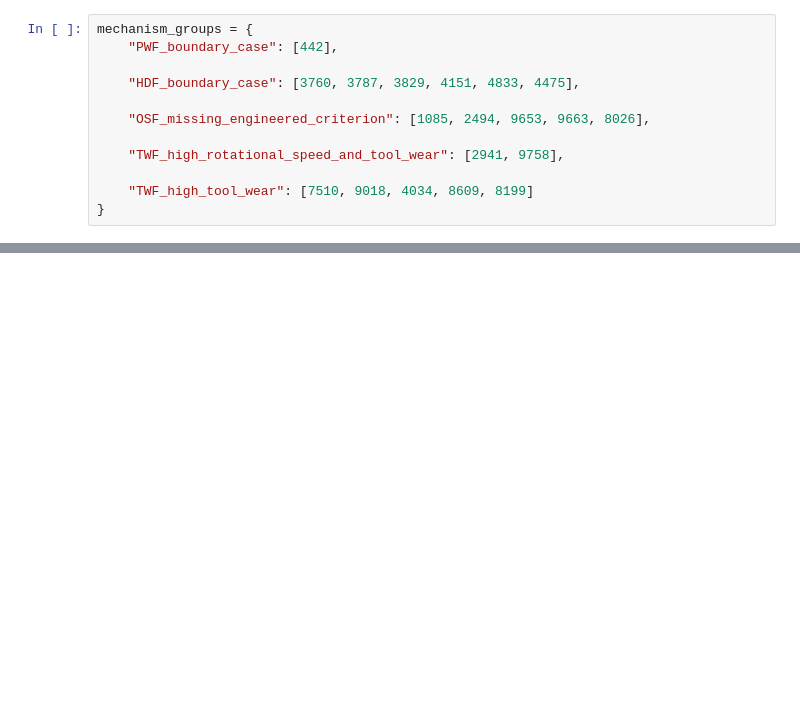
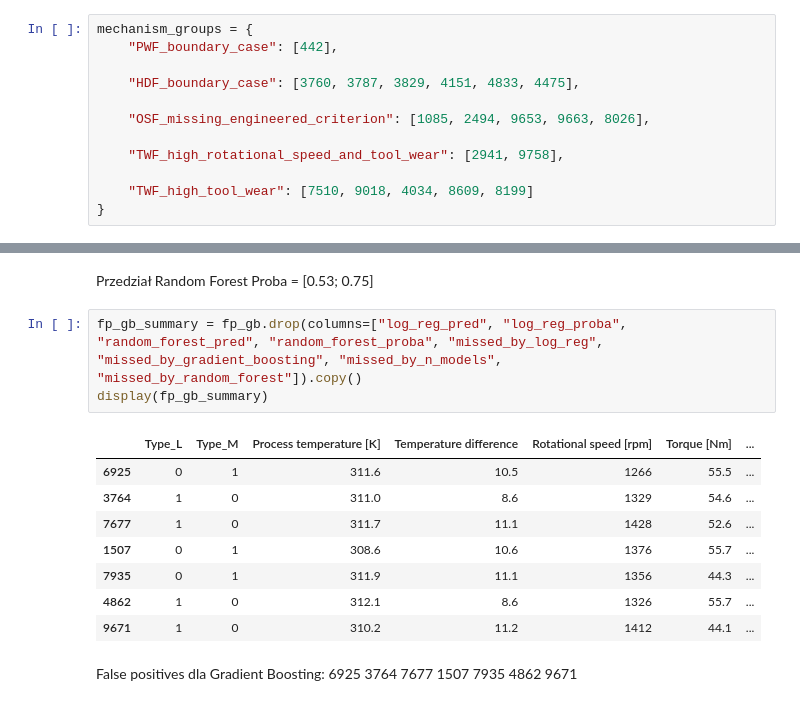
Before and after one commit to KacperKnapek/Machine-failure-prediction, a Jupyter notebook: notebooks/04_modeling.ipynb, the cells around one changed output, grey strips where cells are left out. Drawn from its saved outputs; the diff is of its cells as text; blank space fills up the shorter version.

```diff
--- a/notebooks/04_modeling.ipynb
+++ b/notebooks/04_modeling.ipynb
@@ -573,0 +684,16 @@ mechanism_groups = {
+# %% [markdown]
+Przedział Random Forest Proba = [0.53; 0.75]
+# %%
+fp_gb_summary = fp_gb.drop(columns=["log_reg_pred", "log_reg_proba", "random_forest_pred", "random_forest_proba", "missed_by_log_reg", "missed_by_gradient_boosting", "missed_by_n_models", "missed_by_random_forest"]).copy()
+display(fp_gb_summary)
+# %% [output]
+|  | Type_L | Type_M | Process temperature [K] | Temperature difference | Rotational speed [rpm] | Torque [Nm] | ... |
+| 6925 | 0 | 1 | 311.6 | 10.5 | 1266 | 55.5 | ... |
+| 3764 | 1 | 0 | 311.0 | 8.6 | 1329 | 54.6 | ... |
+| 7677 | 1 | 0 | 311.7 | 11.1 | 1428 | 52.6 | ... |
+| 1507 | 0 | 1 | 308.6 | 10.6 | 1376 | 55.7 | ... |
+| 7935 | 0 | 1 | 311.9 | 11.1 | 1356 | 44.3 | ... |
+| 4862 | 1 | 0 | 312.1 | 8.6 | 1326 | 55.7 | ... |
+| 9671 | 1 | 0 | 310.2 | 11.2 | 1412 | 44.1 | ... |
+# %% [markdown]
+False positives dla Gradient Boosting: 6925 3764 7677 1507 7935 4862 9671
```
Also changed, not shown: parts of 11 cells of this notebook.
